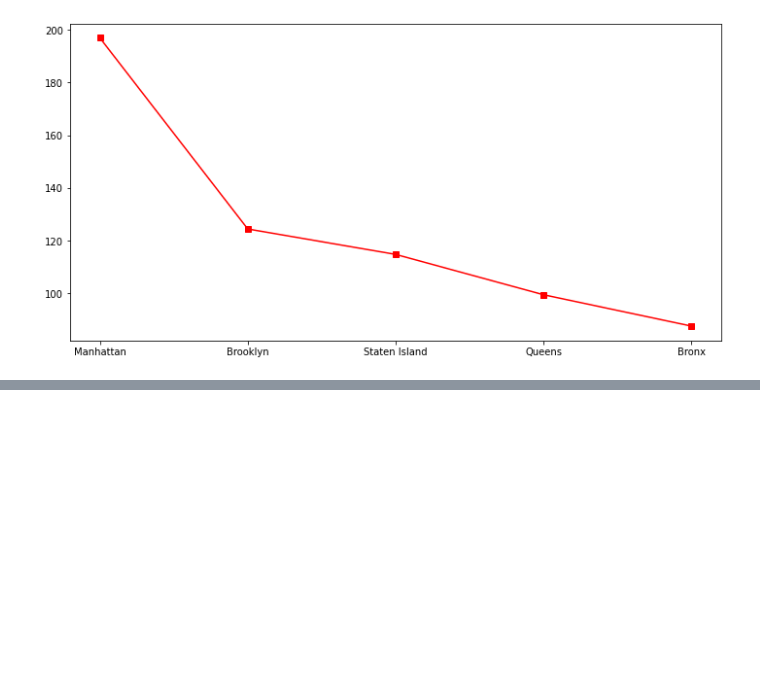
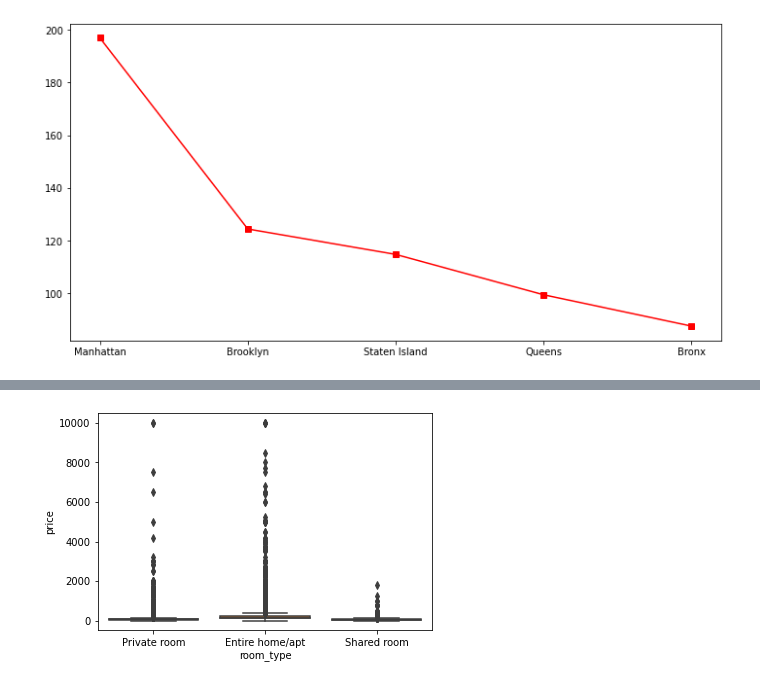
Before and after one commit to aloksingh43/EDA-Airbnb-Bookings-Analysis, a Jupyter notebook: EDA_Airbnb_Bookings_Analysis.ipynb, the cells around one changed output, grey strips where cells are left out. Saved outputs shown, nothing was run; the diff lists cells and outputs as text; code cells hidden in the pictures; blank space fills up the shorter version.

```diff
--- a/EDA_Airbnb_Bookings_Analysis.ipynb
+++ b/EDA_Airbnb_Bookings_Analysis.ipynb
@@ -283,3 +283,8 @@ fig = go.Figure(data=[go.Pie(labels=labels, values=values, pull=[0, 0.1, 0.1,0.1
 fig.show()
 # %% [output]
 [interactive output not drawn]
+# %%
+# let's plot a box plot for room type and it's variation in price
+sns.boxplot(data=df_Airbnb_copy, x="room_type", y="price");
+# %% [output]
+[figure, added]
```
Also changed, not shown: parts of 2 cells of this notebook.
